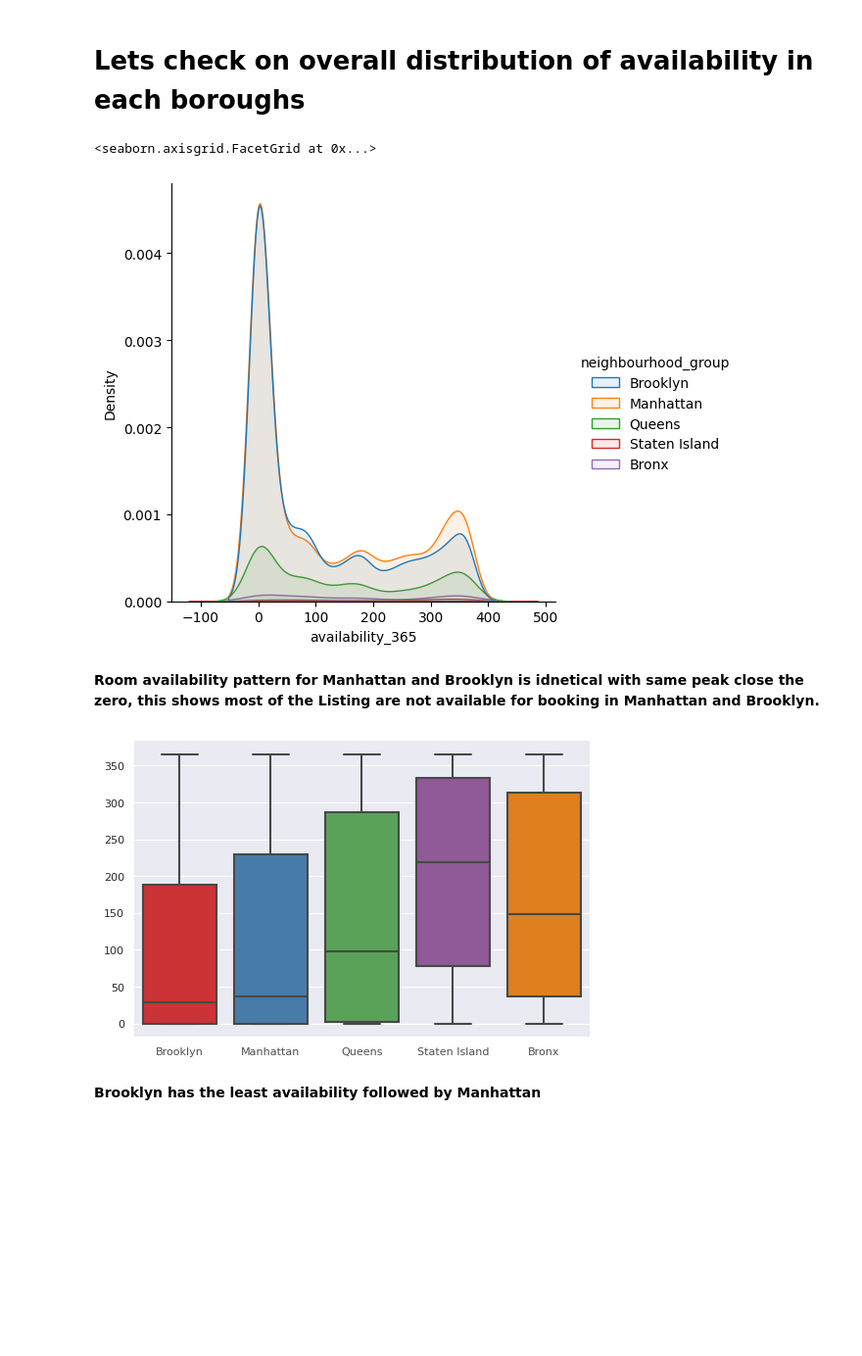
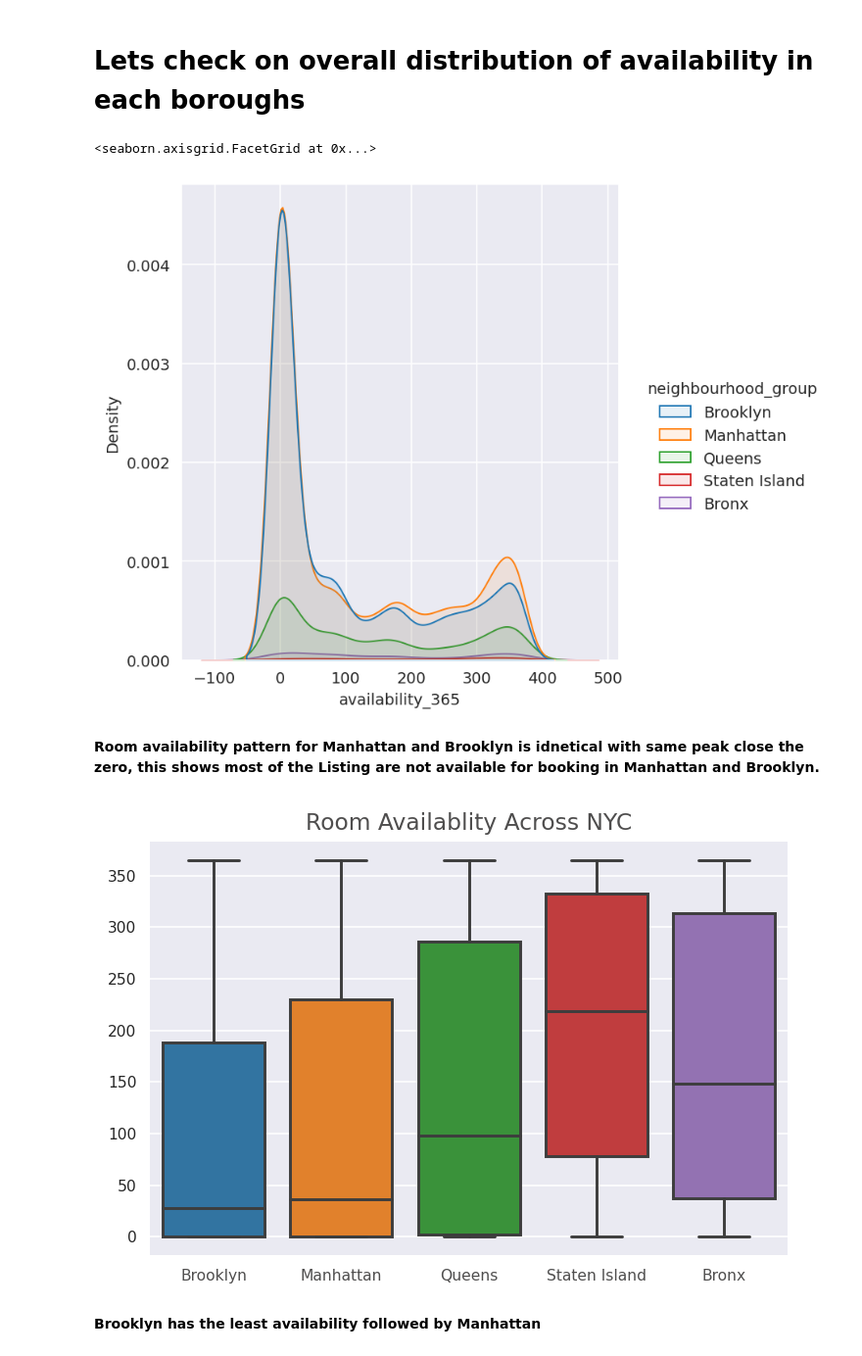
Before and after one commit to yashar1908/Airbnb, a Jupyter notebook: Copy_of_Copy_of_Copy_of_Airbnv_ipynb_finel.ipynb, the cells around one changed output. Shown at 98% size. Cells and saved outputs as stored; diff of their text form; code cells hidden in the pictures; blank space fills up the shorter version.

```diff
--- a/Copy_of_Copy_of_Copy_of_Airbnv_ipynb_finel.ipynb
+++ b/Copy_of_Copy_of_Copy_of_Airbnv_ipynb_finel.ipynb
@@ -369,15 +375,16 @@ df_neighbour = df.neighbourhood.value_counts().reset_index() # Creating Datafram
 # %%
 #Visualizing the created dataframe
-sns.barplot (data = df_neighbour.head(5),x = 'index',y = 'neighbourhood',palette = "nipy_spectral_r")
+sns.set_style("whitegrid")
+sns.barplot (data = df_neighbour.head(),x = 'neighbourhood',y = 'count')
 plt.title('Neighbourhood with Top bookings',size = 12,color = '#4f4e4e')
 plt.xlabel('')
 plt.ylabel('')
 plt.yticks([],[])
 plt.xticks(size=8, color='#4f4e4e')
-plt.text(x=0, y=8, s=df_neighbour.loc[0,'neighbourhood'], color='white', fontsize=12, horizontalalignment='center')
-plt.text(x=1, y=8, s=df_neighbour.loc[1,'neighbourhood'], color='white', fontsize=12, horizontalalignment='center')
-plt.text(x=2, y=8, s=df_neighbour.loc[2,'neighbourhood'], color='white', fontsize=12, horizontalalignment='center')
-plt.text(x=3, y=8, s=df_neighbour.loc[3,'neighbourhood'], color='black', fontsize=12, horizontalalignment='center')
-plt.text(x=4, y=8, s=df_neighbour.loc[4,'neighbourhood'], color='black', fontsize=12, horizontalalignment='center')
+plt.text(x=0, y=10, s=df_neighbour.loc[0,'count'], color='black', fontsize=12, horizontalalignment='center')
+plt.text(x=1, y=10, s=df_neighbour.loc[1,'count'], color='black', fontsize=12, horizontalalignment='center')
+plt.text(x=2, y=10, s=df_neighbour.loc[2,'count'], color='black', fontsize=12, horizontalalignment='center')
+plt.text(x=3, y=10, s=df_neighbour.loc[3,'count'], color='black', fontsize=12, horizontalalignment='center')
+plt.text(x=4, y=10, s=df_neighbour.loc[4,'count'], color='black', fontsize=12, horizontalalignment='center')
 sns.despine(left=True);
 # %% [output]
@@ -431,17 +438,19 @@ Customer in Brooklyn prefert **Private rooms** more than the **Entire rooms**
 # %%
 Top_host = df.host_id.value_counts().to_frame().reset_index().head(5) # creating the dateframe for top host
 
+
 #barplot Visualizing of host
-sns.barplot(data= Top_host, x="index", y="host_id", palette= "gist_ncar")
+sns.set_style("darkgrid")
+sns.barplot(data= Top_host, x="index", y="host_id")
 plt.xlabel('')
 plt.ylabel('')
 plt.title('Top Host', size=12, color='#4f4e4e')
 plt.xticks(size=10, color='#4f4e4e',rotation = 0)
 plt.yticks([], [])
-plt.text(x=0, y=2, s=Top_host.loc[4,'host_id'], color='white', fontsize=12, horizontalalignment='center')
-plt.text(x=1, y=2, s=Top_host.loc[3,'host_id'], color='white', fontsize=12, horizontalalignment='center')
-plt.text(x=2, y=2, s=Top_host.loc[1,'host_id'], color='white', fontsize=12, horizontalalignment='center')
-plt.text(x=3, y=2, s=Top_host.loc[2,'host_id'], color='black', fontsize=12, horizontalalignment='center')
+plt.text(x=0, y=2, s=Top_host.loc[4,'host_id'], color='black', fontsize=12, horizontalalignment='center')
+plt.text(x=1, y=2, s=Top_host.loc[2,'host_id'], color='black', fontsize=12, horizontalalignment='center')
+plt.text(x=2, y=2, s=Top_host.loc[1,'host_id'], color='black', fontsize=12, horizontalalignment='center')
+plt.text(x=3, y=2, s=Top_host.loc[3,'host_id'], color='black', fontsize=12, horizontalalignment='center')
 plt.text(x=4, y=2, s=Top_host.loc[0,'host_id'], color='black', fontsize=12, horizontalalignment='center')
 sns.despine(left = True);
 # %% [output]
@@ -486,7 +495,8 @@ DF3
 | 2 | Shared room | 1160 | 6.0 |
 | 1 | Private room | 22326 | 5.0 |
 # %%
-sns.barplot(data= DF3,x = 'room_type',y = 'Minimum_nights',palette = 'PuRd')
+sns.set_style('whitegrid')
+sns.barplot(data= DF3,x = 'room_type',y = 'Minimum_nights')
 plt.xlabel('')
 plt.ylabel('')
 plt.title('Average Nights in Room', size=15, color='#4f4e4e')
@@ -508,23 +518,26 @@ sns.despine(left=True);
 # %% [markdown]
 # **Lets check on overall distribution of availability in each boroughs**
 # %%
+#creating the KDE plot
+sns.set_style("darkgrid")
 sns.displot(data= df, x= "availability_365", kind="kde",hue = 'neighbourhood_group',fill = True,alpha = 0.1)
 # %% [output]
 <seaborn.axisgrid.FacetGrid at 0x...>
-[figure, old version]
+[figure, new version]
 # %% [markdown]
 **Room availability pattern for Manhattan and Brooklyn is idnetical with  same peak close the zero, this shows most of the Listing are not available for booking in Manhattan and Brooklyn.**
 # %%
 # lets see the box plot of avaiablity to dive deeper
 sns.set_style("darkgrid")
-sns.boxplot(data =df,x ='neighbourhood_group',y ='availability_365',palette = 'Set1')
+sns.boxplot(data =df,x ='neighbourhood_group',y ='availability_365')
 plt.xticks(size=8, color='#4f4e4e')
 plt.xlabel('')
+plt.title('Room Availablity Across NYC', size=12, color='#4f4e4e')
 plt.ylabel('')
 plt.yticks(size = 8)
 sns.despine(left = True, bottom  = True)
 # %% [output]
-[figure, old version]
+[figure, new version]
 # %% [markdown]
 **Brooklyn has the least availability followed by Manhattan**
 # %% [markdown]
```
Also changed, not shown: parts of 22 cells of this notebook.
